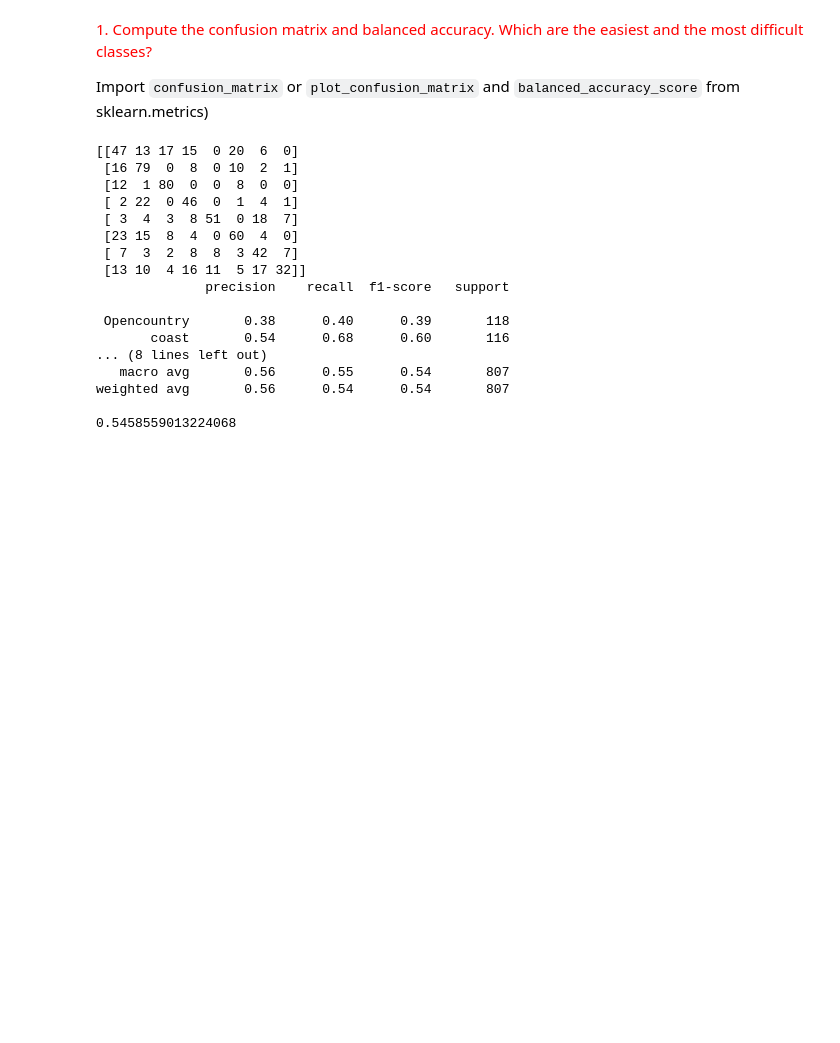
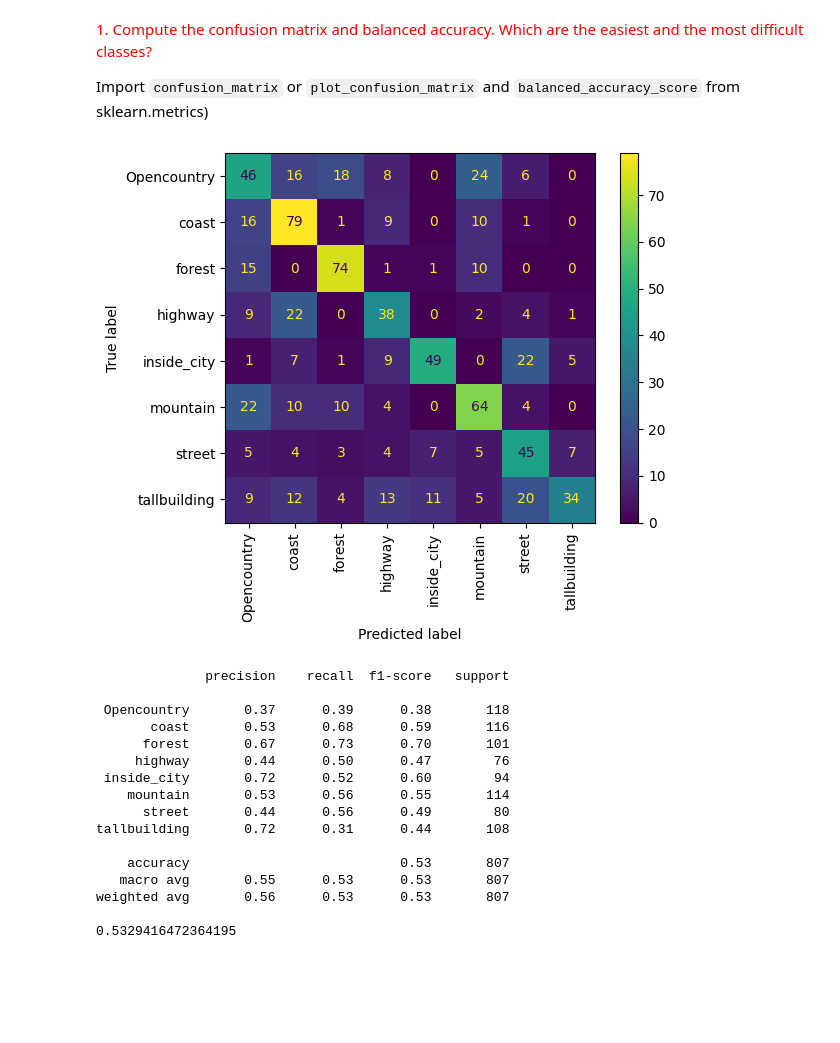
Before and after one commit to enricrp8/cvdl-labs, a Jupyter notebook: Lab3/CVDL_Lab1_BagofVisualWords_2025.ipynb, the cells around one changed output. Drawn from its saved outputs; the diff is of its cells as text; code cells hidden in the pictures; blank space fills up the shorter version.

```diff
--- a/Lab3/CVDL_Lab1_BagofVisualWords_2025.ipynb
+++ b/Lab3/CVDL_Lab1_BagofVisualWords_2025.ipynb
@@ -153,11 +214,2 @@ KNeighborsClassifier(metric='euclidean', n_jobs=-1)
 # %% [markdown]
 We compute the histograms for the test images, classify and compute the accuracy
-# %%
-visual_words_test=np.zeros((len(test_filenames),k),dtype=np.float32)
-for i in range(len(test_filenames)):
-    filename=test_filenames[i]
-    ima=cv2.imread('./BOW_data/' +filename)
-    gray=cv2.cvtColor(ima,cv2.COLOR_BGR2GRAY)
-    kpt,des=SIFTdetector.detectAndCompute(gray,None)
-    words=codebook.predict(des)
-    visual_words_test[i,:]=np.bincount(words,minlength=k)
@@ -164,3 +257,5 @@ for i in range(len(test_filenames)):
+# %%
+visual_words_test = compute_histograms(test_filenames, codebook, n_clusters, None, detector, 'weak')
 # %%
 print ('example of a histogram of visual words (representation of image i):')
 print (visual_words_test[0,:])
@@ -200,31 +293,39 @@ Use sklearn `StandardScaler` to standardize features.
 <font color=red>1.   Compute the confusion matrix and balanced accuracy. Which are the easiest and the most difficult classes?
 
 Import `confusion_matrix` or `plot_confusion_matrix` and `balanced_accuracy_score` from sklearn.metrics)</font><br>
-# %%
-conf_m = confusion_matrix(test_labels, predicted_labels)
-print(conf_m)
-report = classification_report(test_labels, predicted_labels)
-print(report)
-balanced_acc = balanced_accuracy_score(test_labels, predicted_labels)
-print(balanced_acc)
-# %% [output]
-[[47 13 17 15  0 20  6  0]
- [16 79  0  8  0 10  2  1]
- [12  1 80  0  0  8  0  0]
- [ 2 22  0 46  0  1  4  1]
- [ 3  4  3  8 51  0 18  7]
- [23 15  8  4  0 60  4  0]
- [ 7  3  2  8  8  3 42  7]
- [13 10  4 16 11  5 17 32]]
-              precision    recall  f1-score   support
-
- Opencountry       0.38      0.40      0.39       118
-       coast       0.54      0.68      0.60       116
-... (8 lines left out)
-   macro avg       0.56      0.55      0.54       807
-weighted avg       0.56      0.54      0.54       807
-
-0.5458559013224068
+# %%
+
+def compute_stats(labels, predicted):
+    conf_m = confusion_matrix(labels, predicted)
+    d = ConfusionMatrixDisplay(confusion_matrix=conf_m, display_labels=np.unique(labels))
+    d.plot(xticks_rotation="vertical")
+    plt.show()
+
+    report = classification_report(labels, predicted)
+    print(report)
+
+    balanced_acc = balanced_accuracy_score(labels, predicted)
+    print(balanced_acc)
+# %%
+compute_stats(test_labels, predicted_labels)
+# %% [output]
+[figure, added]
+              precision    recall  f1-score   support
+
+ Opencountry       0.37      0.39      0.38       118
+       coast       0.53      0.68      0.59       116
+      forest       0.67      0.73      0.70       101
+     highway       0.44      0.50      0.47        76
+ inside_city       0.72      0.52      0.60        94
+    mountain       0.53      0.56      0.55       114
+      street       0.44      0.56      0.49        80
+tallbuilding       0.72      0.31      0.44       108
+
+    accuracy                           0.53       807
+   macro avg       0.55      0.53      0.53       807
+weighted avg       0.56      0.53      0.53       807
+
+0.5329416472364195
 # %% [markdown]
 <font color=white>
 The easiest class we have is Forest with a 0.74 F1-score, followed by Inside city 0.62 and Coast with 0.6. For the more difficult classes to predict, we have Opencountry with an F1-score of 0.39, then Tallbuilding with 0.41 and street with 0.49
```
Also changed, not shown: parts of 26 cells of this notebook, 7 other files.
